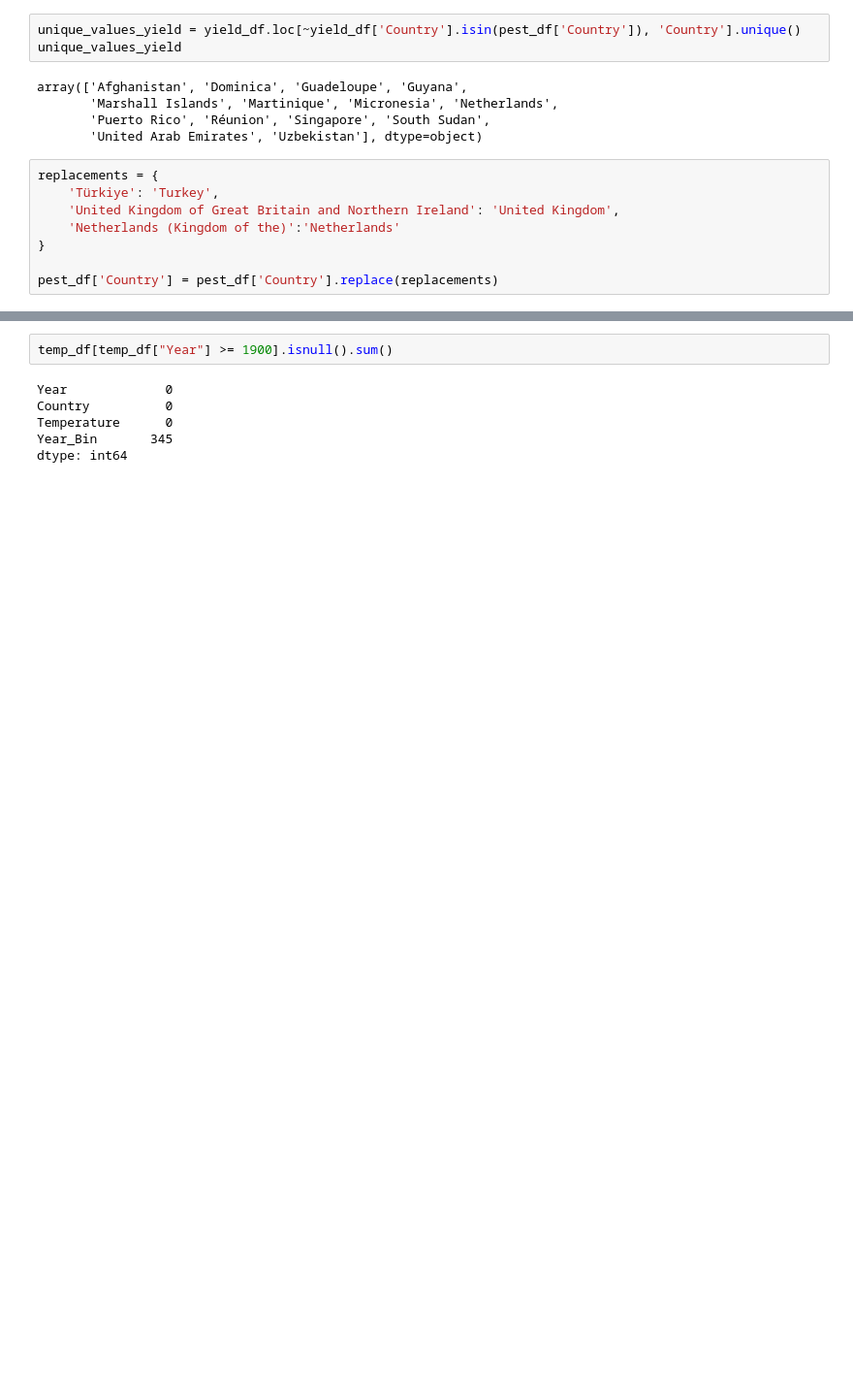
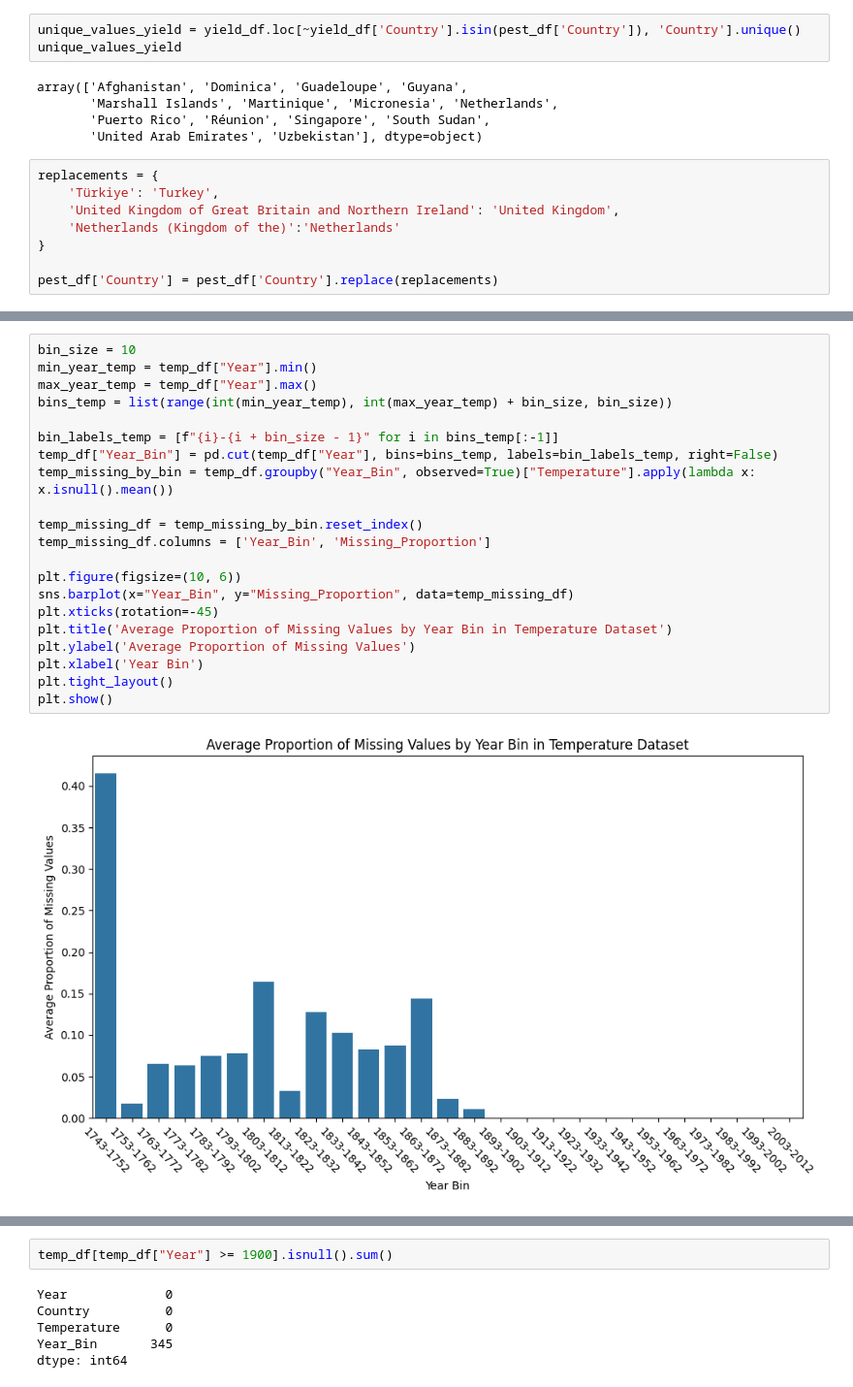
Before and after one commit to nkabram/um-milestone, a Jupyter notebook: Final.ipynb, the cells around one changed output, grey strips where cells are left out. Shown at 97% size. Saved outputs shown, nothing was run; the diff lists cells and outputs as text; blank space fills up the shorter version.

```diff
--- a/Final.ipynb
+++ b/Final.ipynb
@@ -342,0 +381,23 @@ pest_df['Country'] = pest_df['Country'].replace(replacements)
+# %%
+bin_size = 10
+min_year_temp = temp_df["Year"].min()
+max_year_temp = temp_df["Year"].max()
+bins_temp = list(range(int(min_year_temp), int(max_year_temp) + bin_size, bin_size))
+
+bin_labels_temp = [f"{i}-{i + bin_size - 1}" for i in bins_temp[:-1]]
+temp_df["Year_Bin"] = pd.cut(temp_df["Year"], bins=bins_temp, labels=bin_labels_temp, right=False)
+temp_missing_by_bin = temp_df.groupby("Year_Bin", observed=True)["Temperature"].apply(lambda x: x.isnull().mean())
+
+temp_missing_df = temp_missing_by_bin.reset_index()
+temp_missing_df.columns = ['Year_Bin', 'Missing_Proportion']
+
+plt.figure(figsize=(10, 6))
+sns.barplot(x="Year_Bin", y="Missing_Proportion", data=temp_missing_df)
+plt.xticks(rotation=-45)
+plt.title('Average Proportion of Missing Values by Year Bin in Temperature Dataset')
+plt.ylabel('Average Proportion of Missing Values')
+plt.xlabel('Year Bin')
+plt.tight_layout()
+plt.show()
+# %% [output]
+[figure, added]
```
Also changed, not shown: parts of 104 cells of this notebook, 6 other files.
